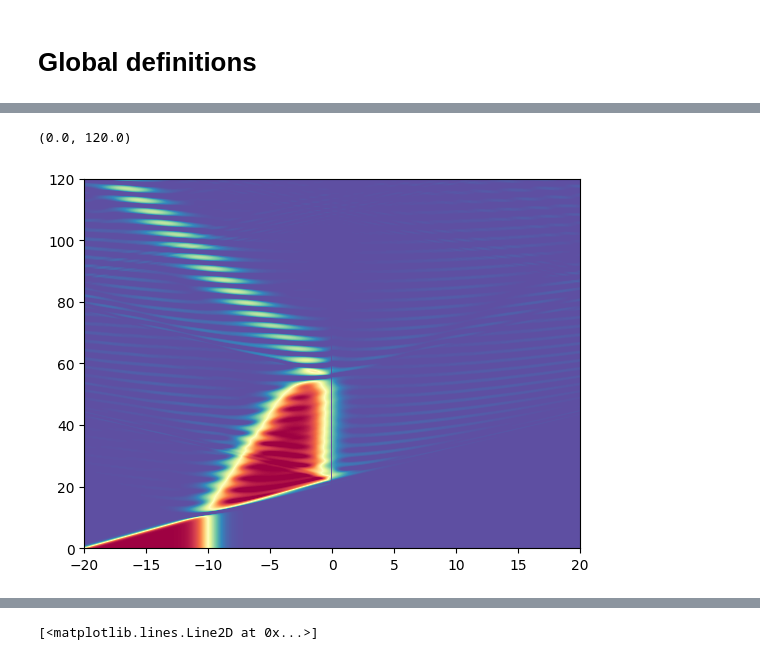
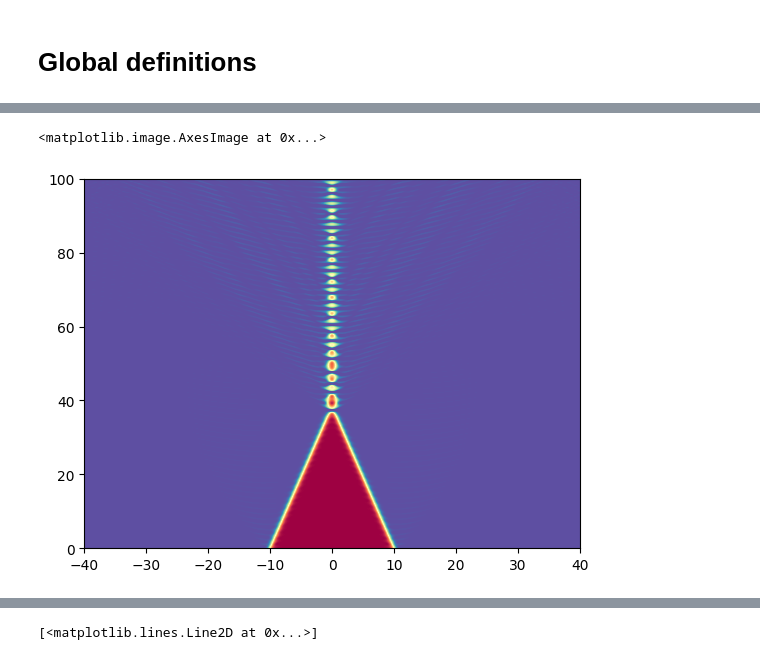
Before and after one commit to JairoSSantos/parallel-kink-scattering, a Jupyter notebook: notebooks/fractal-structure.ipynb, the cells around one changed output, grey strips where cells are left out. Saved outputs shown, nothing was run; the diff lists cells and outputs as text; code cells hidden in the pictures.

```diff
--- a/notebooks/fractal-structure.ipynb
+++ b/notebooks/fractal-structure.ipynb
@@ -14,7 +12,7 @@ from modules.tools import *
 # %% [markdown]
 # Global definitions
 # %%
-phi4 = Phi4()
+phi4 = Phi4(scale=10)
 
 L = 40
 N = 1000
@@ -25,15 +23,14 @@ X0 = 10
 
 def y0(x, v):
     return np.stack((
-        phi4.kink(x + 20, 0, v) - phi4.kink(x + 10, 0, 0) - 1,
-        phi4.kink_dt(x + 20, 0, v) - phi4.kink_dt(x + 10, 0, 0)
+        phi4.kink(x + X0, 0, v) - phi4.kink(x - X0, 0, v) - 1,
+        phi4.kink_dt(x + X0, 0, v) - phi4.kink_dt(x - X0, 0, -v)
     ))
 
-booster = Booster(
+collider = Collider(
     x_lattice= (-L, L, N),
     dt= DT,
-    order= 6,
+    order= 4,
     y0= y0,
-    pot_diff= phi4.diff,
-    boundaries= ('reflective', 'reflective')
+    pot_diff= phi4.diff
 )
@@ -51,10 +37,7 @@ def wall(k, H):
 # %%
-v = 0.9
-k = argnearest(booster.x, 0)
-lat, y, dydt = booster.run(X0/v + 300, y0_params={'v':v}, callback=wall(k, y0(booster.x[k], 0)[0]))
-plt.imshow(y, cmap='Spectral_r', vmin=-1, vmax=1, extent=(lat.x.min(), lat.x.max(), lat.t.min(), lat.t.max()), aspect='auto', origin='lower')
-plt.xlim(-20, 20)
-plt.ylim(0, 120)
+v = 0.2
+lat, Y = collider.run(100, v=v)
+plt.imshow(Y[:, 0], cmap='Spectral_r', vmin=-1, vmax=1, extent=(lat.x.min(), lat.x.max(), lat.t.min(), lat.t.max()), aspect='auto', origin='lower')
 # %% [output]
-(0.0, 120.0)
+<matplotlib.image.AxesImage at 0x...>
-[figure, old version]
+[figure, new version]
```
Also changed, not shown: parts of 4 cells of this notebook, 15 other files.
